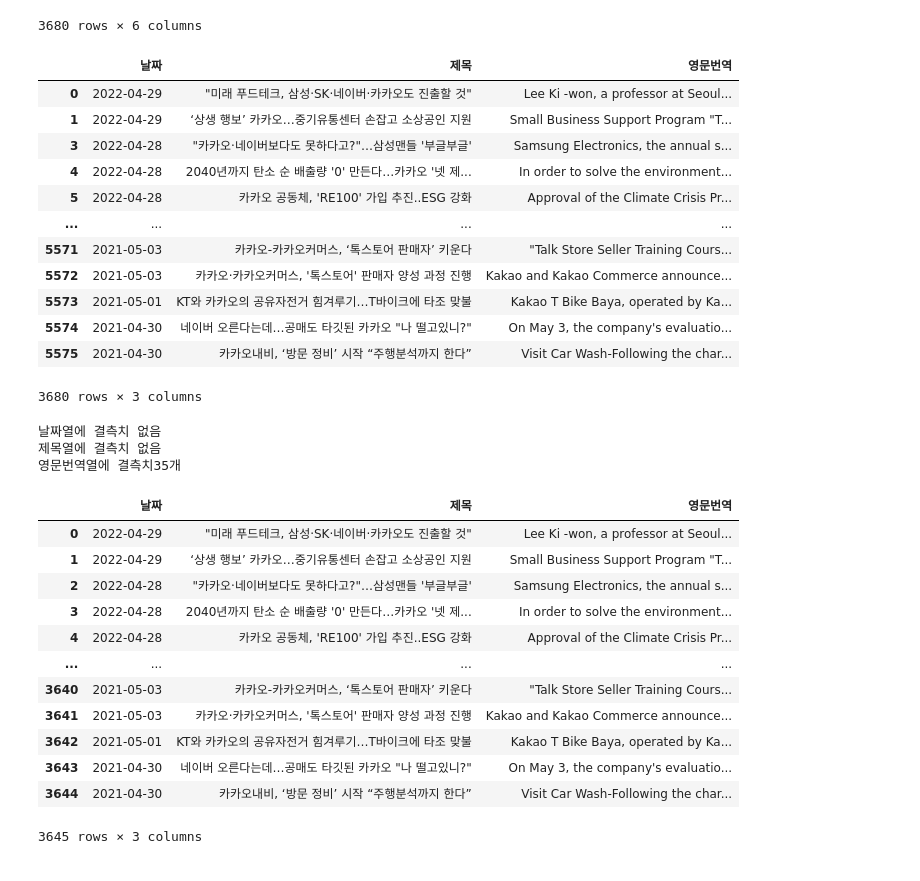
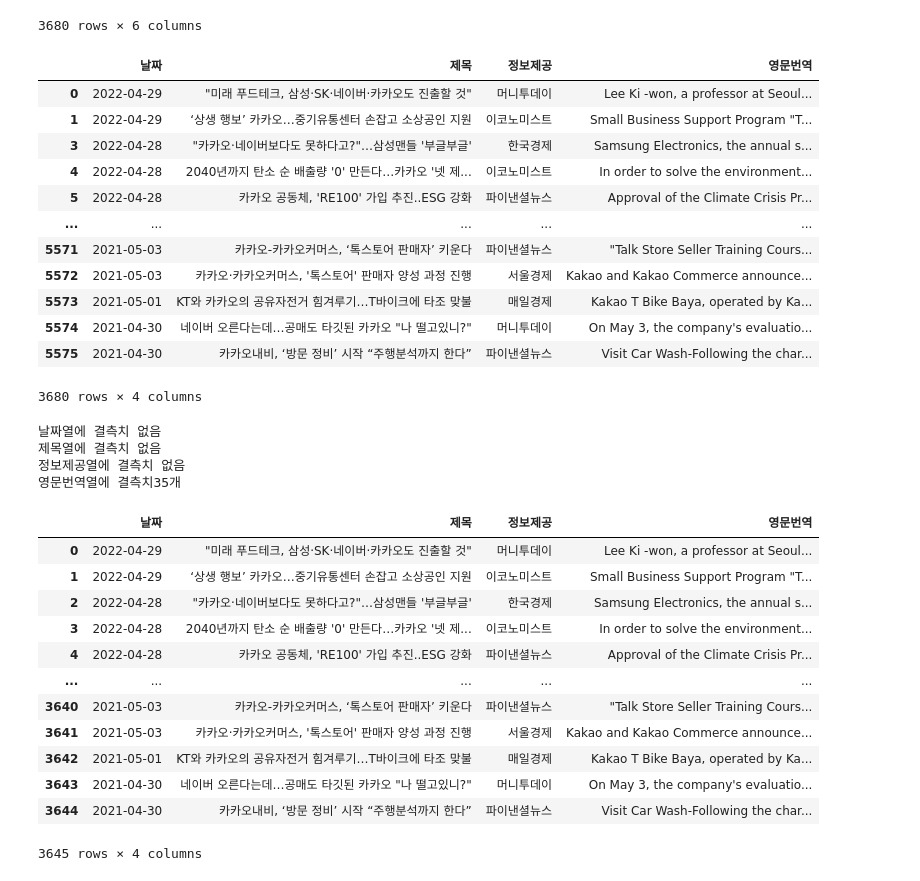
Before and after one commit to dbwlgns15/ANOTHER_SENSE, a Jupyter notebook: 유지훈_네이버금융뉴스4_번역후처리.ipynb, the cells around one changed output. Drawn from its saved outputs; the diff is of its cells as text; code cells hidden in the pictures.

```diff
--- a/유지훈_네이버금융뉴스4_번역후처리.ipynb
+++ b/유지훈_네이버금융뉴스4_번역후처리.ipynb
@@ -6,7 +6,7 @@ import re
 import warnings
 warnings.filterwarnings('ignore')
 # %%
-tran_df = pd.read_csv('./src/1.csv')
+tran_df = pd.read_csv('./src/네이버금융종목뉴스기사본문_카카오_번역후.csv')
 tran_df.head()
 # %% [output]
 |  | Unnamed: 0 | 날짜 | 제목 | 정보제공 | 링크 | 영문번역 |
@@ -60,22 +60,22 @@ df
 | 5575 | 5575.0 | 2021-04-30 | 카카오내비, ‘방문 정비’ 시작 “주행분석까지 한다” | 파이낸셜뉴스 | https://finance.naver.com/item/ne... | Visit Car Wash-Following the char... |
 3680 rows × 6 columns
 # %%
-df = df[['날짜','제목','영문번역']]
+df = df[['날짜','제목','정보제공','영문번역']]
 df
 # %% [output]
-|  | 날짜 | 제목 | 영문번역 |
-| 0 | 2022-04-29 | "미래 푸드테크, 삼성·SK·네이버·카카오도 진출할 것" | Lee Ki -won, a professor at Seoul... |
-| 1 | 2022-04-29 | ‘상생 행보’ 카카오…중기유통센터 손잡고 소상공인 지원 | Small Business Support Program "T... |
-| 3 | 2022-04-28 | "카카오·네이버보다도 못하다고?"…삼성맨들 '부글부글' | Samsung Electronics, the annual s... |
-| 4 | 2022-04-28 | 2040년까지 탄소 순 배출량 '0' 만든다…카카오 '넷 제... | In order to solve the environment... |
-| 5 | 2022-04-28 | 카카오 공동체, 'RE100' 가입 추진..ESG 강화 | Approval of the Climate Crisis Pr... |
-| ... | ... | ... | ... |
-| 5571 | 2021-05-03 | 카카오-카카오커머스, ‘톡스토어 판매자’ 키운다 | "Talk Store Seller Training Cours... |
-| 5572 | 2021-05-03 | 카카오·카카오커머스, '톡스토어' 판매자 양성 과정 진행 | Kakao and Kakao Commerce announce... |
-| 5573 | 2021-05-01 | KT와 카카오의 공유자전거 힘겨루기…T바이크에 타조 맞불 | Kakao T Bike Baya, operated by Ka... |
-| 5574 | 2021-04-30 | 네이버 오른다는데…공매도 타깃된 카카오 "나 떨고있니?" | On May 3, the company's evaluatio... |
-| 5575 | 2021-04-30 | 카카오내비, ‘방문 정비’ 시작 “주행분석까지 한다” | Visit Car Wash-Following the char... |
+|  | 날짜 | 제목 | 정보제공 | 영문번역 |
+| 0 | 2022-04-29 | "미래 푸드테크, 삼성·SK·네이버·카카오도 진출할 것" | 머니투데이 | Lee Ki -won, a professor at Seoul... |
+| 1 | 2022-04-29 | ‘상생 행보’ 카카오…중기유통센터 손잡고 소상공인 지원 | 이코노미스트 | Small Business Support Program "T... |
+| 3 | 2022-04-28 | "카카오·네이버보다도 못하다고?"…삼성맨들 '부글부글' | 한국경제 | Samsung Electronics, the annual s... |
+| 4 | 2022-04-28 | 2040년까지 탄소 순 배출량 '0' 만든다…카카오 '넷 제... | 이코노미스트 | In order to solve the environment... |
+| 5 | 2022-04-28 | 카카오 공동체, 'RE100' 가입 추진..ESG 강화 | 파이낸셜뉴스 | Approval of the Climate Crisis Pr... |
+| ... | ... | ... | ... | ... |
+| 5571 | 2021-05-03 | 카카오-카카오커머스, ‘톡스토어 판매자’ 키운다 | 파이낸셜뉴스 | "Talk Store Seller Training Cours... |
+| 5572 | 2021-05-03 | 카카오·카카오커머스, '톡스토어' 판매자 양성 과정 진행 | 서울경제 | Kakao and Kakao Commerce announce... |
+| 5573 | 2021-05-01 | KT와 카카오의 공유자전거 힘겨루기…T바이크에 타조 맞불 | 매일경제 | Kakao T Bike Baya, operated by Ka... |
+| 5574 | 2021-04-30 | 네이버 오른다는데…공매도 타깃된 카카오 "나 떨고있니?" | 머니투데이 | On May 3, the company's evaluatio... |
+| 5575 | 2021-04-30 | 카카오내비, ‘방문 정비’ 시작 “주행분석까지 한다” | 파이낸셜뉴스 | Visit Car Wash-Following the char... |
-3680 rows × 3 columns
+3680 rows × 4 columns
 # %%
 def check_null(df):
     total_cnt = 0
@@ -92,23 +92,24 @@ check_null(df)
 # %% [output]
 날짜열에 결측치 없음
 제목열에 결측치 없음
+정보제공열에 결측치 없음
 영문번역열에 결측치35개
 # %%
 df = df.dropna()
 df.reset_index(drop=True)
 # %% [output]
-|  | 날짜 | 제목 | 영문번역 |
-| 0 | 2022-04-29 | "미래 푸드테크, 삼성·SK·네이버·카카오도 진출할 것" | Lee Ki -won, a professor at Seoul... |
-| 1 | 2022-04-29 | ‘상생 행보’ 카카오…중기유통센터 손잡고 소상공인 지원 | Small Business Support Program "T... |
-| 2 | 2022-04-28 | "카카오·네이버보다도 못하다고?"…삼성맨들 '부글부글' | Samsung Electronics, the annual s... |
-| 3 | 2022-04-28 | 2040년까지 탄소 순 배출량 '0' 만든다…카카오 '넷 제... | In order to solve the environment... |
-| 4 | 2022-04-28 | 카카오 공동체, 'RE100' 가입 추진..ESG 강화 | Approval of the Climate Crisis Pr... |
-| ... | ... | ... | ... |
-| 3640 | 2021-05-03 | 카카오-카카오커머스, ‘톡스토어 판매자’ 키운다 | "Talk Store Seller Training Cours... |
-| 3641 | 2021-05-03 | 카카오·카카오커머스, '톡스토어' 판매자 양성 과정 진행 | Kakao and Kakao Commerce announce... |
-| 3642 | 2021-05-01 | KT와 카카오의 공유자전거 힘겨루기…T바이크에 타조 맞불 | Kakao T Bike Baya, operated by Ka... |
-| 3643 | 2021-04-30 | 네이버 오른다는데…공매도 타깃된 카카오 "나 떨고있니?" | On May 3, the company's evaluatio... |
-| 3644 | 2021-04-30 | 카카오내비, ‘방문 정비’ 시작 “주행분석까지 한다” | Visit Car Wash-Following the char... |
+|  | 날짜 | 제목 | 정보제공 | 영문번역 |
+| 0 | 2022-04-29 | "미래 푸드테크, 삼성·SK·네이버·카카오도 진출할 것" | 머니투데이 | Lee Ki -won, a professor at Seoul... |
+| 1 | 2022-04-29 | ‘상생 행보’ 카카오…중기유통센터 손잡고 소상공인 지원 | 이코노미스트 | Small Business Support Program "T... |
+| 2 | 2022-04-28 | "카카오·네이버보다도 못하다고?"…삼성맨들 '부글부글' | 한국경제 | Samsung Electronics, the annual s... |
+| 3 | 2022-04-28 | 2040년까지 탄소 순 배출량 '0' 만든다…카카오 '넷 제... | 이코노미스트 | In order to solve the environment... |
+| 4 | 2022-04-28 | 카카오 공동체, 'RE100' 가입 추진..ESG 강화 | 파이낸셜뉴스 | Approval of the Climate Crisis Pr... |
+| ... | ... | ... | ... | ... |
+| 3640 | 2021-05-03 | 카카오-카카오커머스, ‘톡스토어 판매자’ 키운다 | 파이낸셜뉴스 | "Talk Store Seller Training Cours... |
+| 3641 | 2021-05-03 | 카카오·카카오커머스, '톡스토어' 판매자 양성 과정 진행 | 서울경제 | Kakao and Kakao Commerce announce... |
+| 3642 | 2021-05-01 | KT와 카카오의 공유자전거 힘겨루기…T바이크에 타조 맞불 | 매일경제 | Kakao T Bike Baya, operated by Ka... |
+| 3643 | 2021-04-30 | 네이버 오른다는데…공매도 타깃된 카카오 "나 떨고있니?" | 머니투데이 | On May 3, the company's evaluatio... |
+| 3644 | 2021-04-30 | 카카오내비, ‘방문 정비’ 시작 “주행분석까지 한다” | 파이낸셜뉴스 | Visit Car Wash-Following the char... |
-3645 rows × 3 columns
+3645 rows × 4 columns
 # %%
 df.to_csv("./src/카카오뉴스기사번역_최종.csv", index=False)
```
Also changed, not shown: 3 other files.
